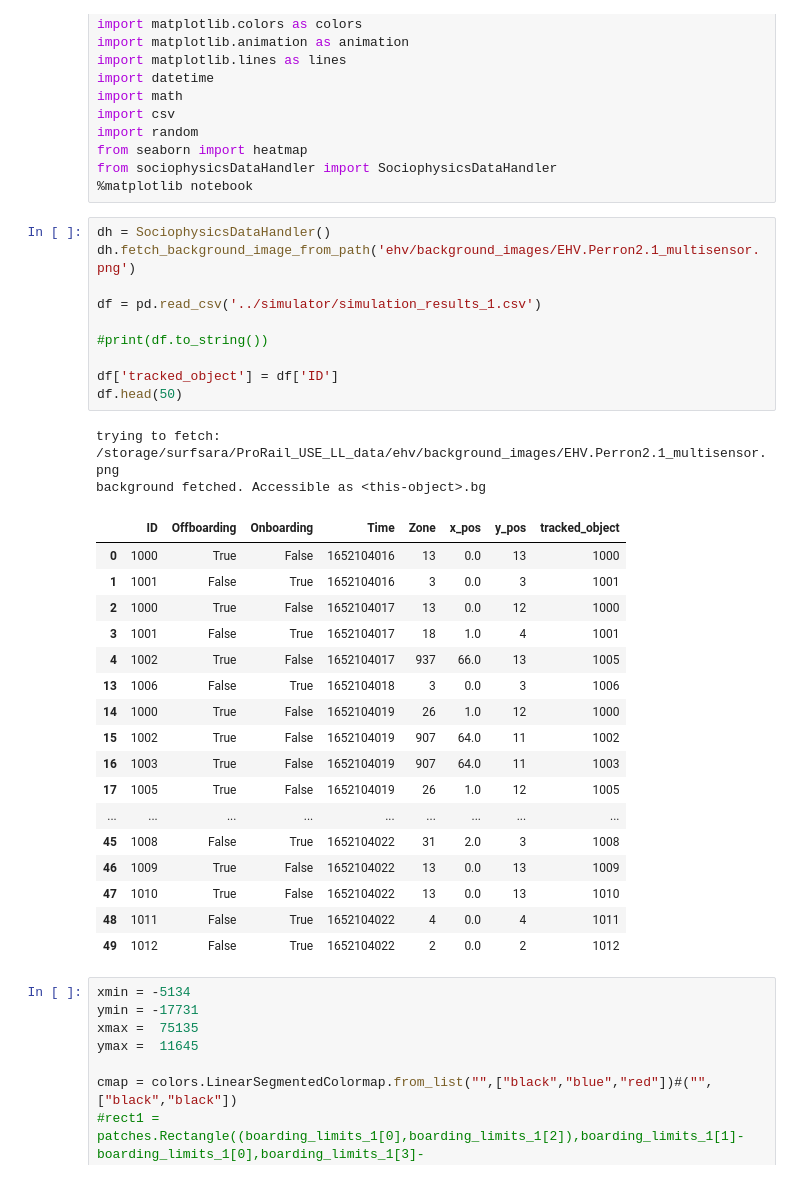
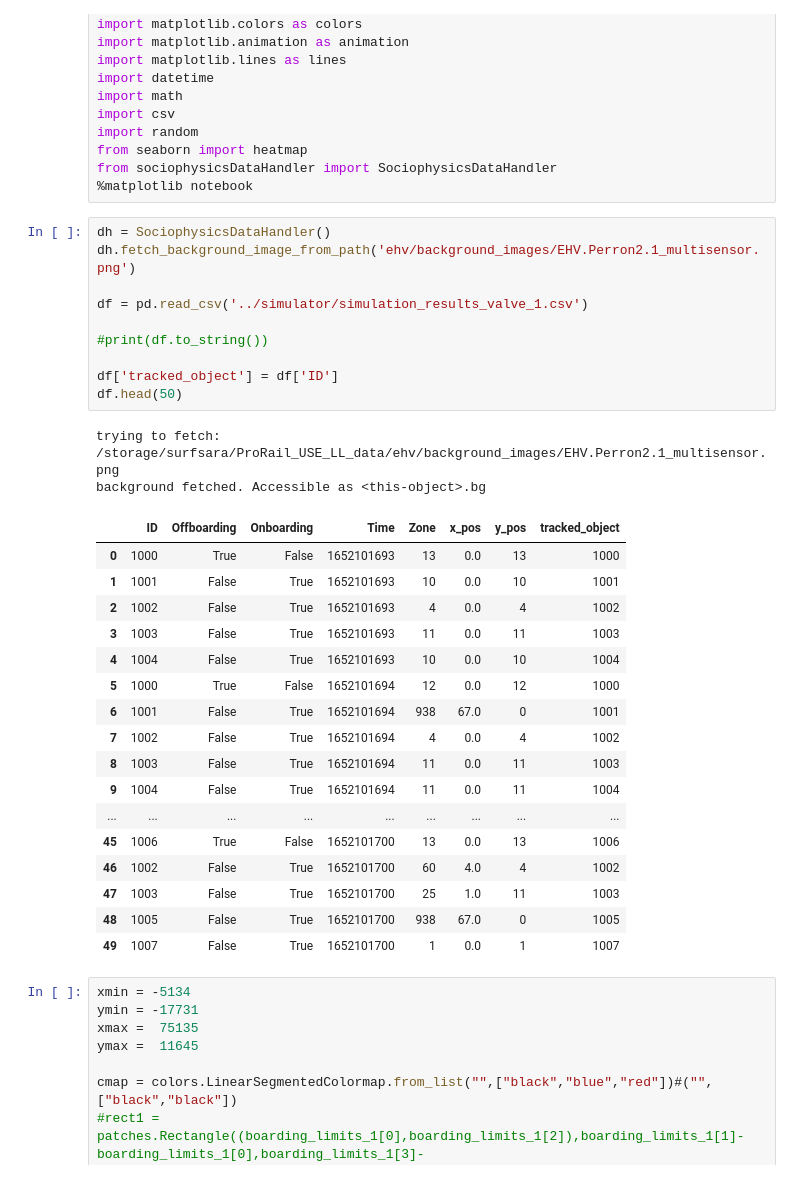
Before and after one commit to mauribadnights/sociophysics, a Jupyter notebook: analysis/animatedPlotDiscrete.ipynb, the cells around one changed output. Saved outputs shown, nothing was run; the diff lists cells and outputs as text.

Commit message:
Simulated human valve

```diff
--- a/analysis/animatedPlotDiscrete.ipynb
+++ b/analysis/animatedPlotDiscrete.ipynb
@@ -17,33 +17,33 @@ from sociophysicsDataHandler import SociophysicsDataHandler
 # %%
 dh = SociophysicsDataHandler()
 dh.fetch_background_image_from_path('ehv/background_images/EHV.Perron2.1_multisensor.png')
 
-df = pd.read_csv('../simulator/simulation_results_1.csv')
+df = pd.read_csv('../simulator/simulation_results_valve_1.csv')
 
 #print(df.to_string())
 
 df['tracked_object'] = df['ID']
 df.head(50)
 # %% [output]
 trying to fetch: /storage/surfsara/ProRail_USE_LL_data/ehv/background_images/EHV.Perron2.1_multisensor.png
 background fetched. Accessible as <this-object>.bg
 |  | ID | Offboarding | Onboarding | Time | Zone | x_pos | y_pos | tracked_object |
-| 0 | 1000 | True | False | 1652104016 | 13 | 0.0 | 13 | 1000 |
-| 1 | 1001 | False | True | 1652104016 | 3 | 0.0 | 3 | 1001 |
-| 2 | 1000 | True | False | 1652104017 | 13 | 0.0 | 12 | 1000 |
-| 3 | 1001 | False | True | 1652104017 | 18 | 1.0 | 4 | 1001 |
-| 4 | 1002 | True | False | 1652104017 | 937 | 66.0 | 13 | 1005 |
-| 13 | 1006 | False | True | 1652104018 | 3 | 0.0 | 3 | 1006 |
-| 14 | 1000 | True | False | 1652104019 | 26 | 1.0 | 12 | 1000 |
-| 15 | 1002 | True | False | 1652104019 | 907 | 64.0 | 11 | 1002 |
-| 16 | 1003 | True | False | 1652104019 | 907 | 64.0 | 11 | 1003 |
-| 17 | 1005 | True | False | 1652104019 | 26 | 1.0 | 12 | 1005 |
+| 0 | 1000 | True | False | 1652101693 | 13 | 0.0 | 13 | 1000 |
+| 1 | 1001 | False | True | 1652101693 | 10 | 0.0 | 10 | 1001 |
+| 2 | 1002 | False | True | 1652101693 | 4 | 0.0 | 4 | 1002 |
+| 3 | 1003 | False | True | 1652101693 | 11 | 0.0 | 11 | 1003 |
+| 4 | 1004 | False | True | 1652101693 | 10 | 0.0 | 10 | 1004 |
+| 5 | 1000 | True | False | 1652101694 | 12 | 0.0 | 12 | 1000 |
+| 6 | 1001 | False | True | 1652101694 | 938 | 67.0 | 0 | 1001 |
+| 7 | 1002 | False | True | 1652101694 | 4 | 0.0 | 4 | 1002 |
+| 8 | 1003 | False | True | 1652101694 | 11 | 0.0 | 11 | 1003 |
+| 9 | 1004 | False | True | 1652101694 | 11 | 0.0 | 11 | 1004 |
 | ... | ... | ... | ... | ... | ... | ... | ... | ... |
-| 45 | 1008 | False | True | 1652104022 | 31 | 2.0 | 3 | 1008 |
-| 46 | 1009 | True | False | 1652104022 | 13 | 0.0 | 13 | 1009 |
-| 47 | 1010 | True | False | 1652104022 | 13 | 0.0 | 13 | 1010 |
-| 48 | 1011 | False | True | 1652104022 | 4 | 0.0 | 4 | 1011 |
-| 49 | 1012 | False | True | 1652104022 | 2 | 0.0 | 2 | 1012 |
+| 45 | 1006 | True | False | 1652101700 | 13 | 0.0 | 13 | 1006 |
+| 46 | 1002 | False | True | 1652101700 | 60 | 4.0 | 4 | 1002 |
+| 47 | 1003 | False | True | 1652101700 | 25 | 1.0 | 11 | 1003 |
+| 48 | 1005 | False | True | 1652101700 | 938 | 67.0 | 0 | 1005 |
+| 49 | 1007 | False | True | 1652101700 | 1 | 0.0 | 1 | 1007 |
 # %%
 xmin = -5134
 ymin = -17731
```
Also changed, not shown: 2 other files.
